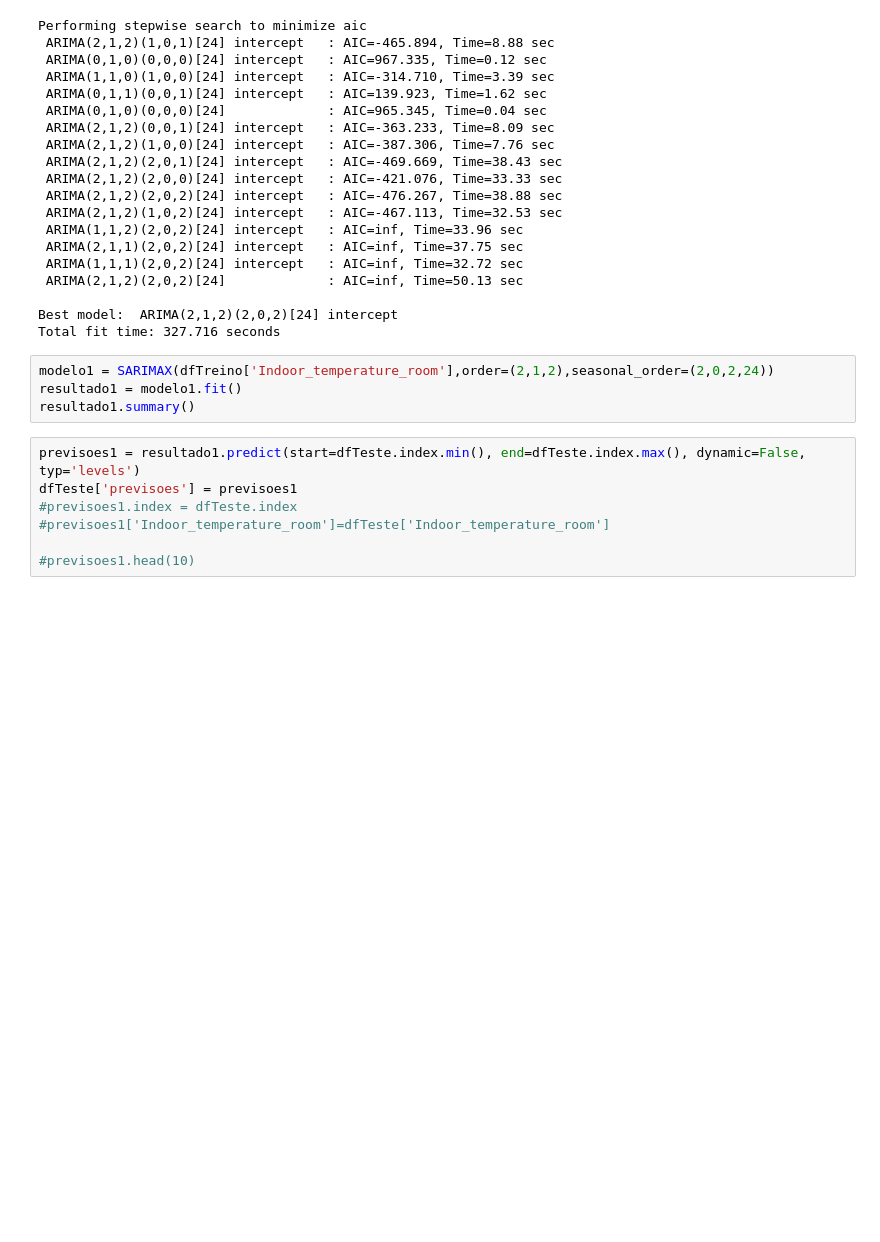
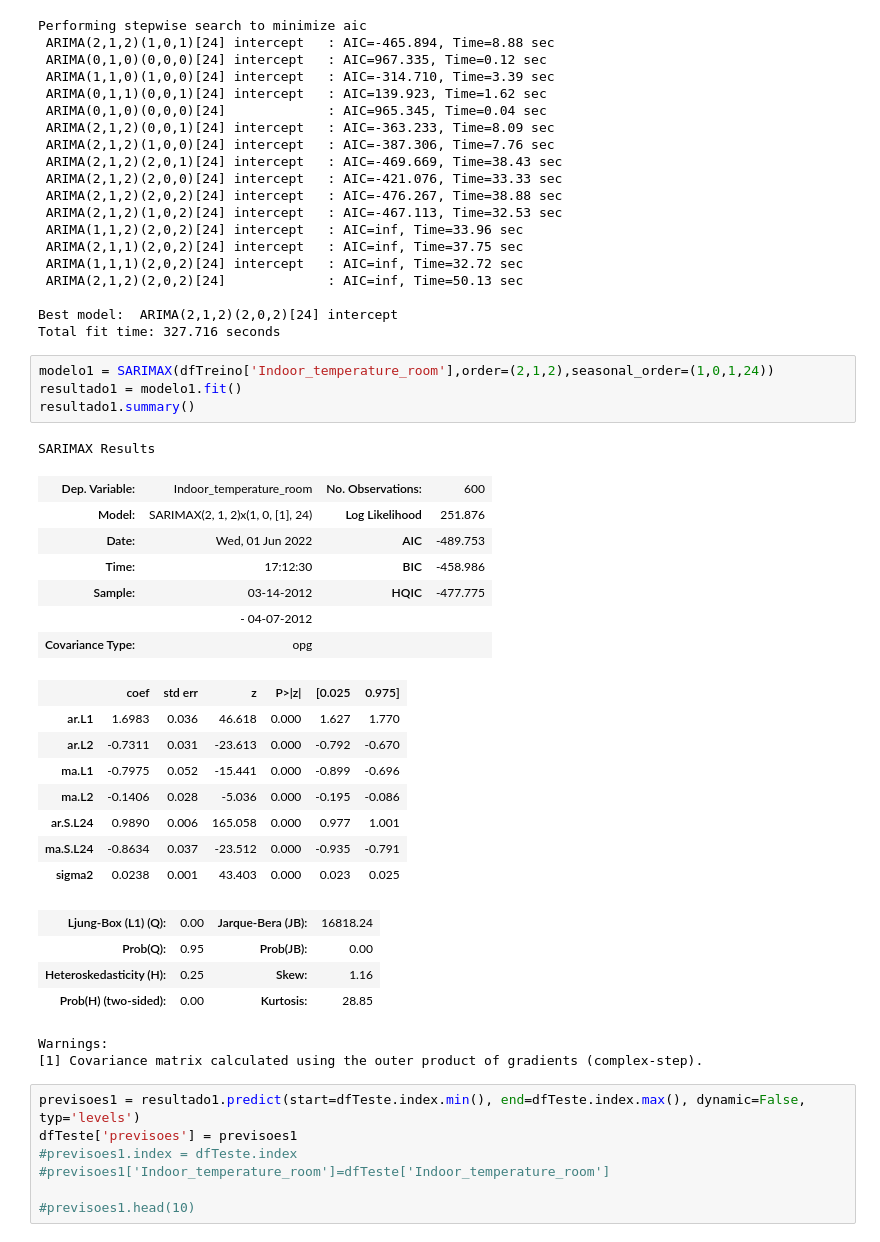
Before and after one commit to HedersonSantos/SmartHome, a Jupyter notebook: seriesTemporais_sarimax_2.ipynb, the cells around one changed output. Cells and saved outputs as stored; diff of their text form; blank space fills up the shorter version.

```diff
--- a/seriesTemporais_sarimax_2.ipynb
+++ b/seriesTemporais_sarimax_2.ipynb
@@ -228,9 +228,32 @@ Performing stepwise search to minimize aic
 Best model:  ARIMA(2,1,2)(2,0,2)[24] intercept
 Total fit time: 327.716 seconds
 # %%
-modelo1 = SARIMAX(dfTreino['Indoor_temperature_room'],order=(2,1,2),seasonal_order=(2,0,2,24))
+modelo1 = SARIMAX(dfTreino['Indoor_temperature_room'],order=(2,1,2),seasonal_order=(1,0,1,24))
 resultado1 = modelo1.fit()
 resultado1.summary()
+# %% [output]
+SARIMAX Results
+| Dep. Variable: | Indoor_temperature_room | No. Observations: | 600 |
+| Model: | SARIMAX(2, 1, 2)x(1, 0, [1], 24) | Log Likelihood | 251.876 |
+| Date: | Wed, 01 Jun 2022 | AIC | -489.753 |
+| Time: | 17:12:30 | BIC | -458.986 |
+| Sample: | 03-14-2012 | HQIC | -477.775 |
+|  | - 04-07-2012 |  |  |
+| Covariance Type: | opg |  |  |
+|  | coef | std err | z | P>|z| | [0.025 | 0.975] |
+| ar.L1 | 1.6983 | 0.036 | 46.618 | 0.000 | 1.627 | 1.770 |
+| ar.L2 | -0.7311 | 0.031 | -23.613 | 0.000 | -0.792 | -0.670 |
+| ma.L1 | -0.7975 | 0.052 | -15.441 | 0.000 | -0.899 | -0.696 |
+| ma.L2 | -0.1406 | 0.028 | -5.036 | 0.000 | -0.195 | -0.086 |
+| ar.S.L24 | 0.9890 | 0.006 | 165.058 | 0.000 | 0.977 | 1.001 |
+| ma.S.L24 | -0.8634 | 0.037 | -23.512 | 0.000 | -0.935 | -0.791 |
+| sigma2 | 0.0238 | 0.001 | 43.403 | 0.000 | 0.023 | 0.025 |
+| Ljung-Box (L1) (Q): | 0.00 | Jarque-Bera (JB): | 16818.24 |
+| Prob(Q): | 0.95 | Prob(JB): | 0.00 |
+| Heteroskedasticity (H): | 0.25 | Skew: | 1.16 |
+| Prob(H) (two-sided): | 0.00 | Kurtosis: | 28.85 |
+Warnings:
+[1] Covariance matrix calculated using the outer product of gradients (complex-step).
 # %%
 previsoes1 = resultado1.predict(start=dfTeste.index.min(), end=dfTeste.index.max(), dynamic=False, typ='levels')
 dfTeste['previsoes'] = previsoes1
```
Also changed, not shown: parts of 1 cell of this notebook.
